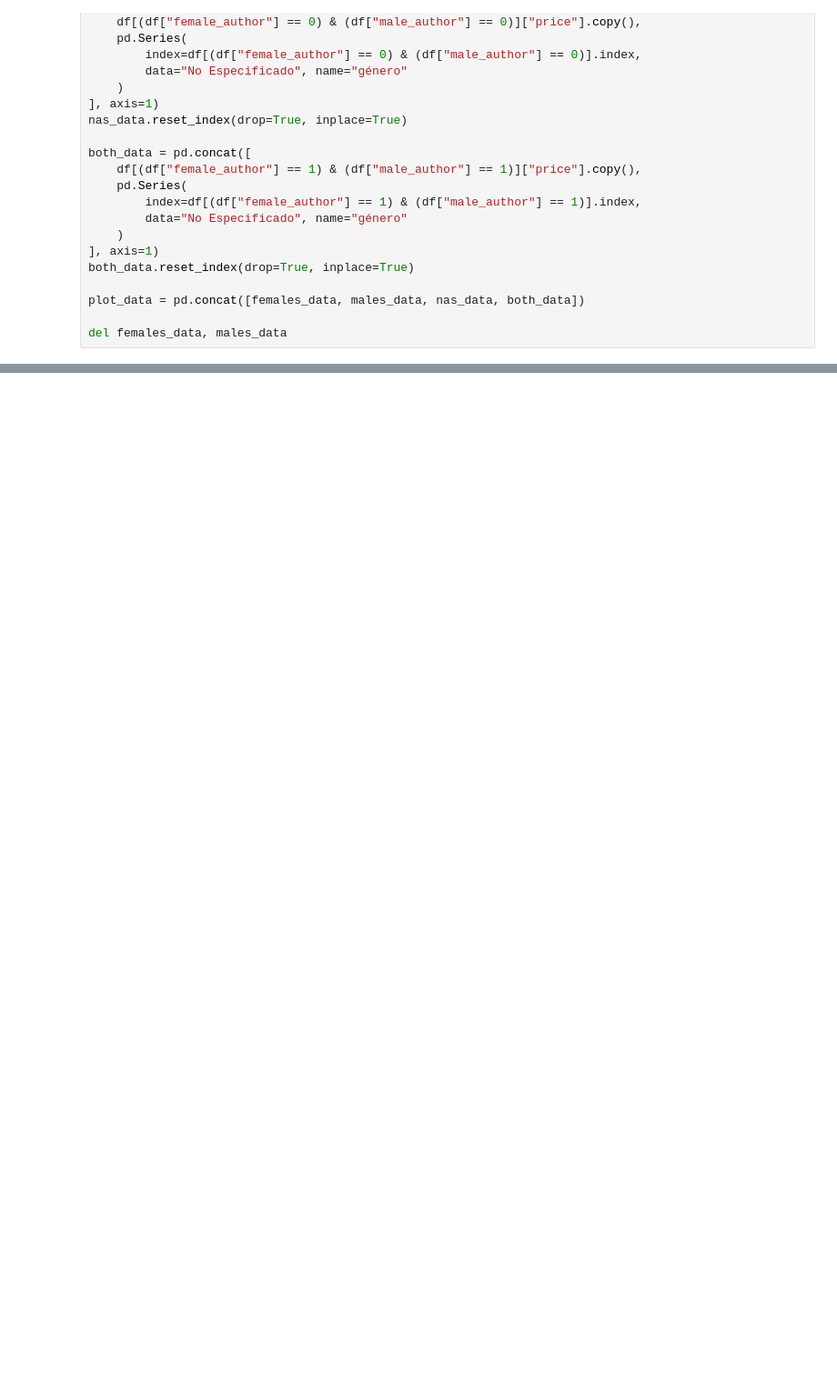
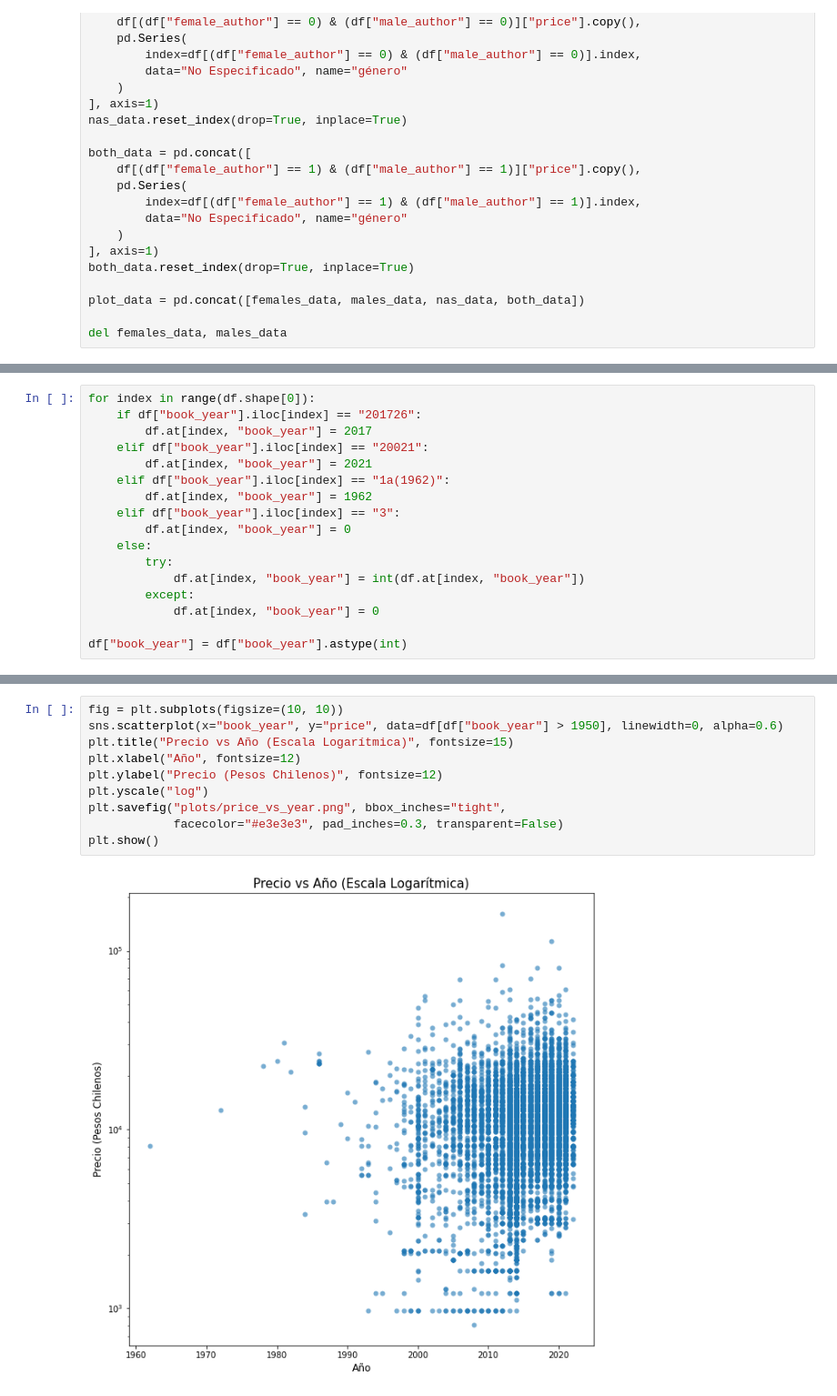
Before and after one commit to CrisLeaf/books_dashboard, a Jupyter notebook: data_exploration.ipynb, the cells around one changed output, grey strips where cells are left out. Shown at 91% size. Drawn from its saved outputs; the diff is of its cells as text; blank space fills up the shorter version.

```diff
--- a/data_exploration.ipynb
+++ b/data_exploration.ipynb
@@ -505,0 +528,17 @@ plt.show()
+# %%
+for index in range(df.shape[0]):
+	if df["book_year"].iloc[index] == "201726":
+		df.at[index, "book_year"] = 2017
+	elif df["book_year"].iloc[index] == "20021":
+		df.at[index, "book_year"] = 2021
+	elif df["book_year"].iloc[index] == "1a(1962)":
+		df.at[index, "book_year"] = 1962
+	elif df["book_year"].iloc[index] == "3":
+		df.at[index, "book_year"] = 0
+	else:
+		try:
+			df.at[index, "book_year"] = int(df.at[index, "book_year"])
+		except:
+			df.at[index, "book_year"] = 0
+
+df["book_year"] = df["book_year"].astype(int)
@@ -505,0 +558,12 @@ plt.show()
+# %%
+fig = plt.subplots(figsize=(10, 10))
+sns.scatterplot(x="book_year", y="price", data=df[df["book_year"] > 1950], linewidth=0, alpha=0.6)
+plt.title("Precio vs Año (Escala Logarítmica)", fontsize=15)
+plt.xlabel("Año", fontsize=12)
+plt.ylabel("Precio (Pesos Chilenos)", fontsize=12)
+plt.yscale("log")
+plt.savefig("plots/price_vs_year.png", bbox_inches="tight",
+			facecolor="#e3e3e3", pad_inches=0.3, transparent=False)
+plt.show()
+# %% [output]
+[figure, added]
```
Also changed, not shown: parts of 20 cells of this notebook, 10 other files.
